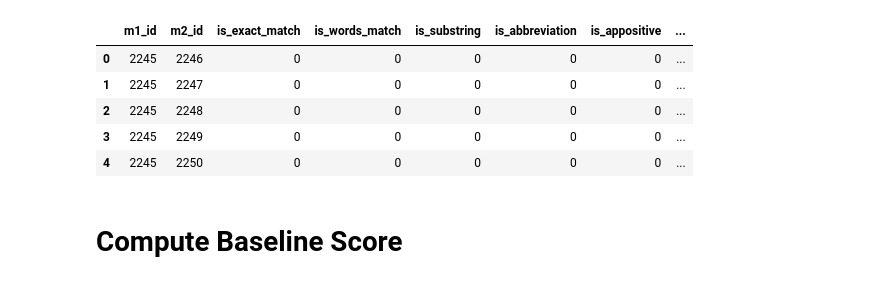
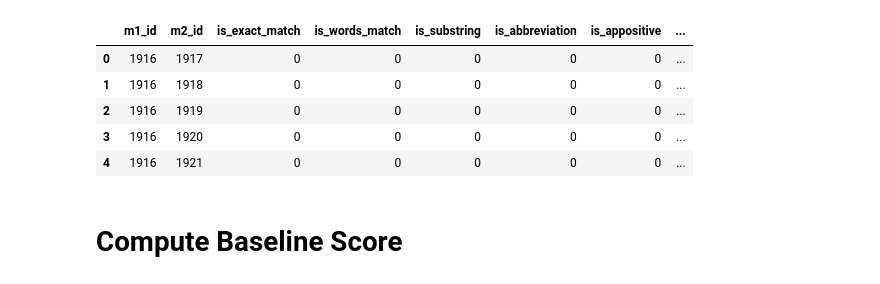
Before and after one commit to tugas-akhir-nlp/indonesian-coreference-resolution-cnn, a Jupyter notebook: coreference classifier testing.ipynb, the cells around one changed output. Drawn from its saved outputs; the diff is of its cells as text; code cells hidden in the pictures.

Commit message:
testing coreference classifier

```diff
--- a/coreference classifier testing.ipynb
+++ b/coreference classifier testing.ipynb
@@ -29,20 +29,20 @@ markables.head()
 # %%
 max_sentence = 6
 
-pairs = pd.read_csv("data/testing/mention_pairs.csv", nrows=250000)
+pairs = pd.read_csv("data/testing/mention_pairs.csv")
 pairs = pairs[pairs['sentence_distance'] < max_sentence]
 
 label = np.vstack(to_categorical(pairs.is_coreference, num_classes=2))
 label_chains = ClosestFirstClusterer().get_chains(get_anaphora_scores_by_antecedent(pairs.m1_id, pairs.m2_id, label))
 
 pairs.head()
 # %% [output]
 |  | m1_id | m2_id | is_exact_match | is_words_match | is_substring | is_abbreviation | is_appositive | ... |
-| 0 | 2245 | 2246 | 0 | 0 | 0 | 0 | 0 | ... |
-| 1 | 2245 | 2247 | 0 | 0 | 0 | 0 | 0 | ... |
-| 2 | 2245 | 2248 | 0 | 0 | 0 | 0 | 0 | ... |
-| 3 | 2245 | 2249 | 0 | 0 | 0 | 0 | 0 | ... |
-| 4 | 2245 | 2250 | 0 | 0 | 0 | 0 | 0 | ... |
+| 0 | 1916 | 1917 | 0 | 0 | 0 | 0 | 0 | ... |
+| 1 | 1916 | 1918 | 0 | 0 | 0 | 0 | 0 | ... |
+| 2 | 1916 | 1919 | 0 | 0 | 0 | 0 | 0 | ... |
+| 3 | 1916 | 1920 | 0 | 0 | 0 | 0 | 0 | ... |
+| 4 | 1916 | 1921 | 0 | 0 | 0 | 0 | 0 | ... |
 # %%
 max_text_length = 10
 max_prev_words_length = 10
```
Also changed, not shown: parts of 12 cells of this notebook, 1 other file.
